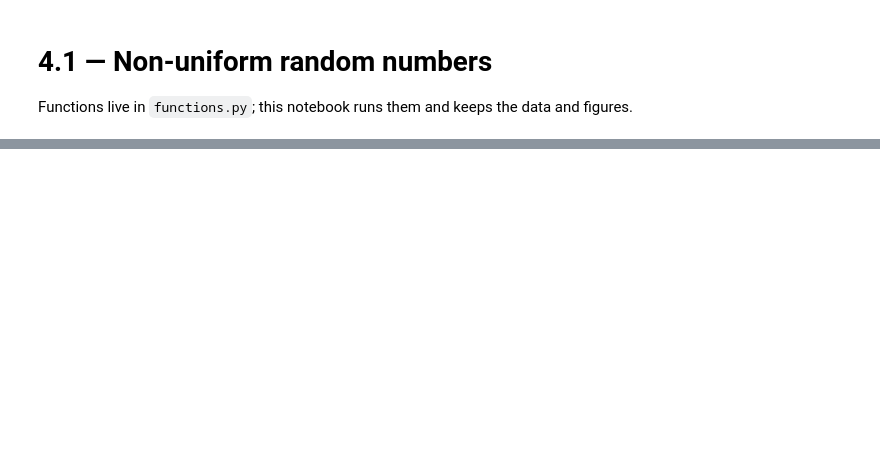
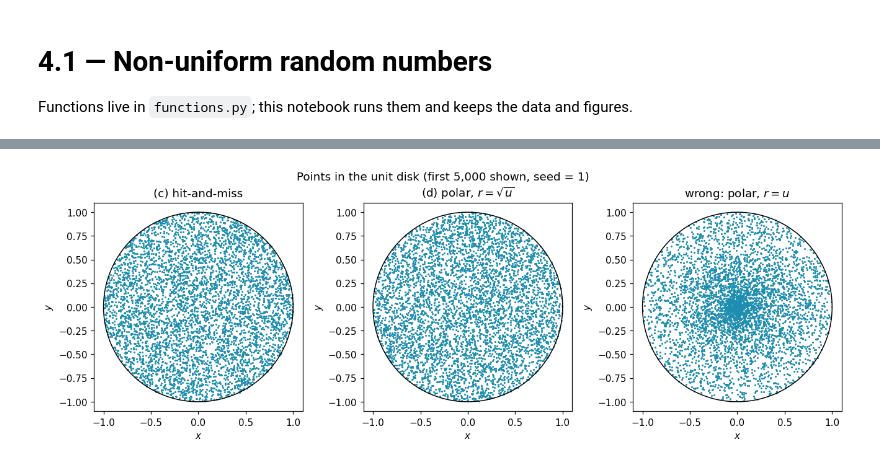
Before and after one commit to MathiMuts/Advanced-Monte-Carlo, a Jupyter notebook: Exercises/4.01-non-uniform-random-numbers/code.ipynb, the cells around one changed output, grey strips where cells are left out. Cells and saved outputs as stored; diff of their text form; code cells hidden in the pictures; blank space fills up the shorter version.

```diff
--- a/Exercises/4.01-non-uniform-random-numbers/code.ipynb
+++ b/Exercises/4.01-non-uniform-random-numbers/code.ipynb
@@ -172,0 +163,12 @@ plt.show()
+# %%
+x = rng.uniform(-1, 1, N_TRIES)
+y = rng.uniform(-1, 1, N_TRIES)
+inside = x**2 + y**2 <= 1
+
+x_hm, y_hm = x[inside], y[inside]
+kept_disk = inside.mean()
+
+# how much the kept fraction wobbles from run to run
+error = np.sqrt(kept_disk * (1 - kept_disk) / N_TRIES)
+print(f"kept {kept_disk:.4f} ± {error:.4f} of the points (expected pi/4 = {np.pi / 4:.4f})")
+print(f"so pi is about {4 * kept_disk:.4f} ± {4 * error:.4f}")
@@ -172,0 +190,30 @@ plt.show()
+# %%
+theta = 2 * np.pi * rng.random(N)
+r = np.sqrt(rng.random(N))
+x_pol, y_pol = r * np.cos(theta), r * np.sin(theta)
+
+# wrong on purpose: r uniform
+theta = 2 * np.pi * rng.random(N)
+r = rng.random(N)
+x_wrong, y_wrong = r * np.cos(theta), r * np.sin(theta)
+# %%
+fig, axes = plt.subplots(1, 3, figsize=(12, 4))
+circle = np.linspace(0, 2 * np.pi, 400)
+panels = [(x_hm, y_hm, "(c) hit-and-miss"),
+          (x_pol, y_pol, r"(d) polar, $r=\sqrt{u}$"),
+          (x_wrong, y_wrong, r"wrong: polar, $r=u$")]
+
+for ax, (x, y, title) in zip(axes, panels):
+    ax.scatter(x[:5000], y[:5000], s=1, color=KUL_BLUES[1])   # 5000 points, otherwise it is one blue blob
+    ax.plot(np.cos(circle), np.sin(circle), color="k", lw=1)
+    ax.set_aspect("equal")
+    ax.set_xlabel("$x$")
+    ax.set_ylabel("$y$")
+    ax.set_title(title)
+
+fig.suptitle(f"Points in the unit disk (first 5,000 shown, seed = {SEED})")
+fig.tight_layout()
+save_figure(fig, "cd_disk_scatter")
+plt.show()
+# %% [output]
+[figure, added]
```
Also changed, not shown: parts of 34 cells of this notebook, 28 other files.
